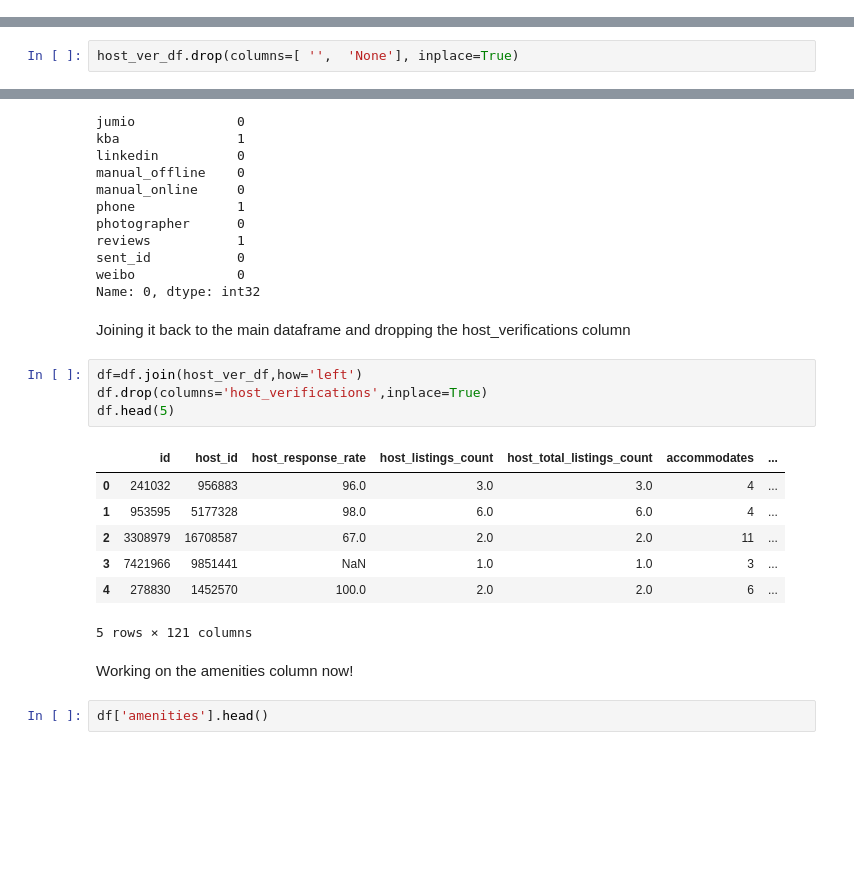
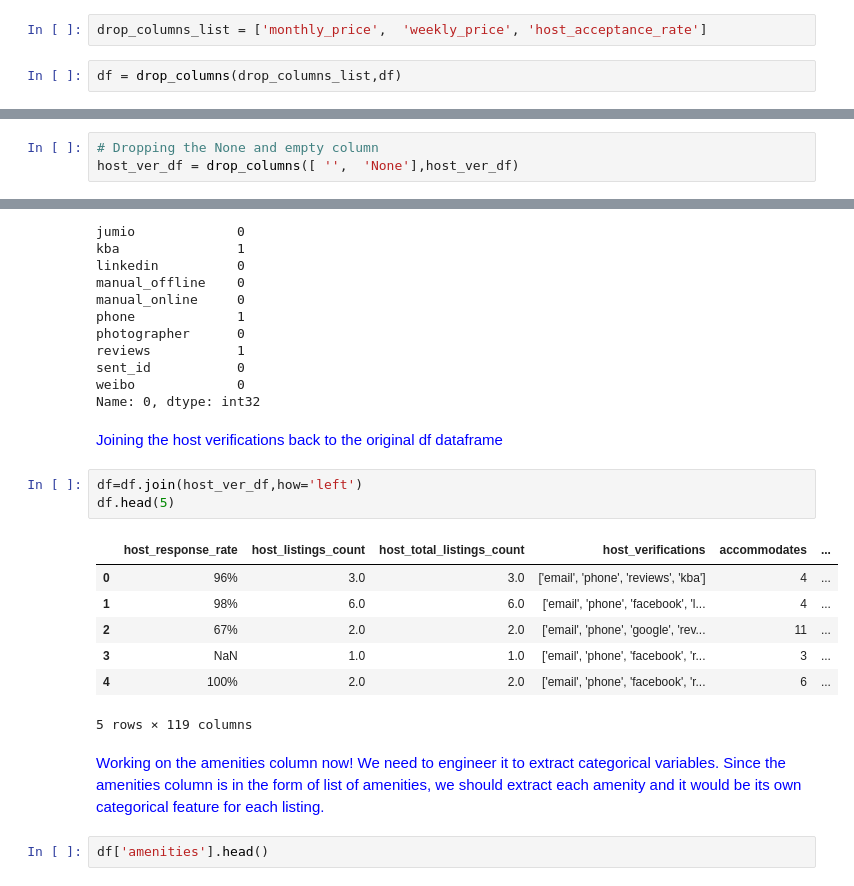
Before and after one commit to anandhikrishnamurthy/Seattle_Airbnb_Rentals, a Jupyter notebook: Udacity_Term2_Project_Seattle_Airbnb.ipynb, the cells around one changed output, grey strips where cells are left out. Saved outputs shown, nothing was run; the diff lists cells and outputs as text; blank space fills up the shorter version.

Commit message:
Made changes based on the review

```diff
--- a/Udacity_Term2_Project_Seattle_Airbnb.ipynb
+++ b/Udacity_Term2_Project_Seattle_Airbnb.ipynb
@@ -363 +295,5 @@ unique_count = [(col,cat_df[col].nunique()) for col in cat_df.columns.values]
+# %%
+drop_columns_list = ['monthly_price',  'weekly_price', 'host_acceptance_rate']
+# %%
+df = drop_columns(drop_columns_list,df)
 # %% [markdown]
@@ -412,6 +358,7 @@ Index(['', 'None', 'amex', 'email', 'facebook', 'google', 'jumio', 'kba',
        'linkedin', 'manual_offline', 'manual_online', 'phone', 'photographer',
        'reviews', 'sent_id', 'weibo'],
       dtype='object')
-# %%
-host_ver_df.drop(columns=[ '',  'None'], inplace=True)
+# %%
+# Dropping the None and empty column
+host_ver_df = drop_columns([ '',  'None'],host_ver_df)
 # %% [markdown]
@@ -438,22 +385,21 @@ reviews           1
 sent_id           0
 weibo             0
 Name: 0, dtype: int32
-# %% [markdown]
-Joining it back to the main dataframe and dropping the host_verifications column
+# %% [markdown]
+<font color='blue'> Joining the host verifications back to the original df dataframe
 # %%
 df=df.join(host_ver_df,how='left')
-df.drop(columns='host_verifications',inplace=True)
 df.head(5)
 # %% [output]
-|  | id | host_id | host_response_rate | host_listings_count | host_total_listings_count | accommodates | ... |
-| 0 | 241032 | 956883 | 96.0 | 3.0 | 3.0 | 4 | ... |
-| 1 | 953595 | 5177328 | 98.0 | 6.0 | 6.0 | 4 | ... |
-| 2 | 3308979 | 16708587 | 67.0 | 2.0 | 2.0 | 11 | ... |
-| 3 | 7421966 | 9851441 | NaN | 1.0 | 1.0 | 3 | ... |
-| 4 | 278830 | 1452570 | 100.0 | 2.0 | 2.0 | 6 | ... |
+|  | host_response_rate | host_listings_count | host_total_listings_count | host_verifications | accommodates | ... |
+| 0 | 96% | 3.0 | 3.0 | ['email', 'phone', 'reviews', 'kba'] | 4 | ... |
+| 1 | 98% | 6.0 | 6.0 | ['email', 'phone', 'facebook', 'l... | 4 | ... |
+| 2 | 67% | 2.0 | 2.0 | ['email', 'phone', 'google', 'rev... | 11 | ... |
+| 3 | NaN | 1.0 | 1.0 | ['email', 'phone', 'facebook', 'r... | 3 | ... |
+| 4 | 100% | 2.0 | 2.0 | ['email', 'phone', 'facebook', 'r... | 6 | ... |
-5 rows × 121 columns
+5 rows × 119 columns
-# %% [markdown]
-Working on the amenities column now!
+# %% [markdown]
+<font color='blue'> Working on the amenities column now! We need to engineer it to extract categorical variables. Since the amenities column is in the form of list of amenities, we should extract each amenity and it would be its own categorical feature for each listing.
 # %%
 df['amenities'].head()
 # %% [output]
```
Also changed, not shown: parts of 167 cells of this notebook.
